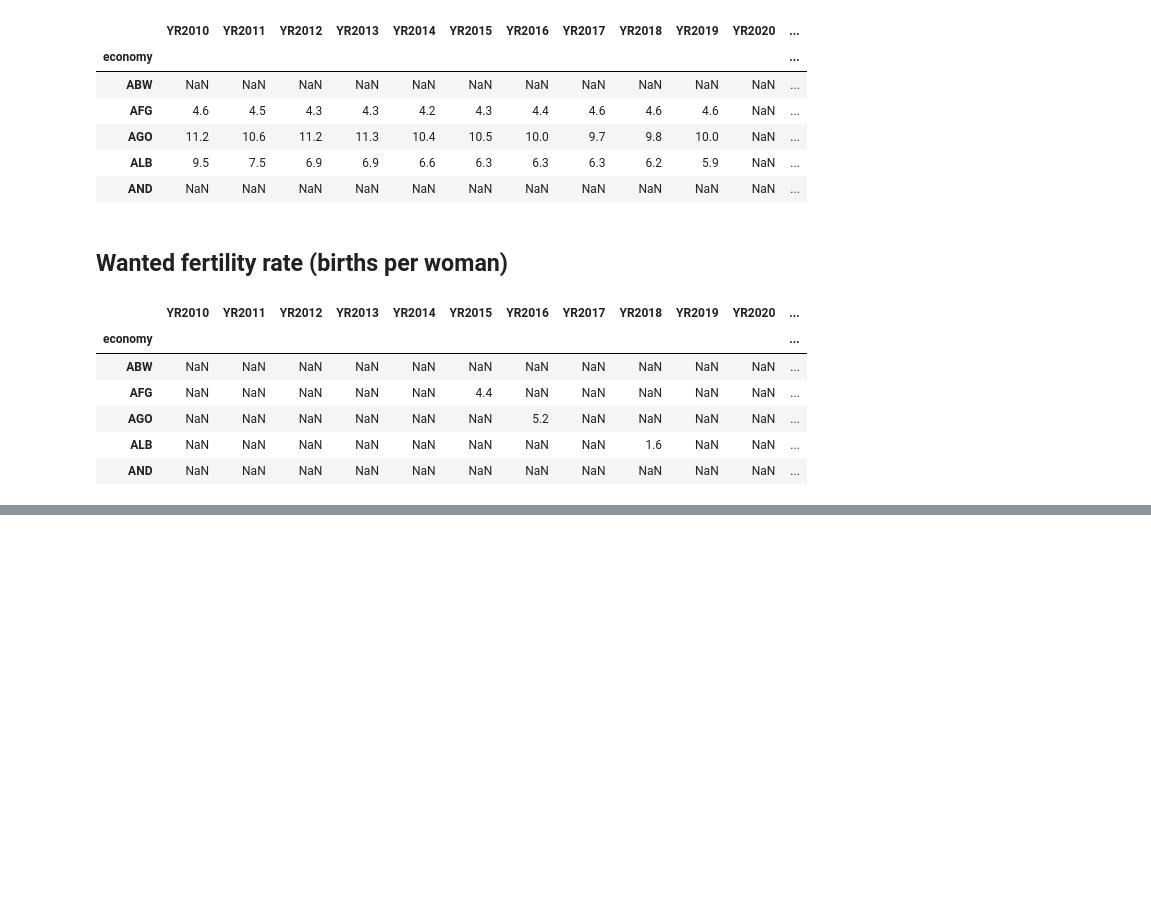
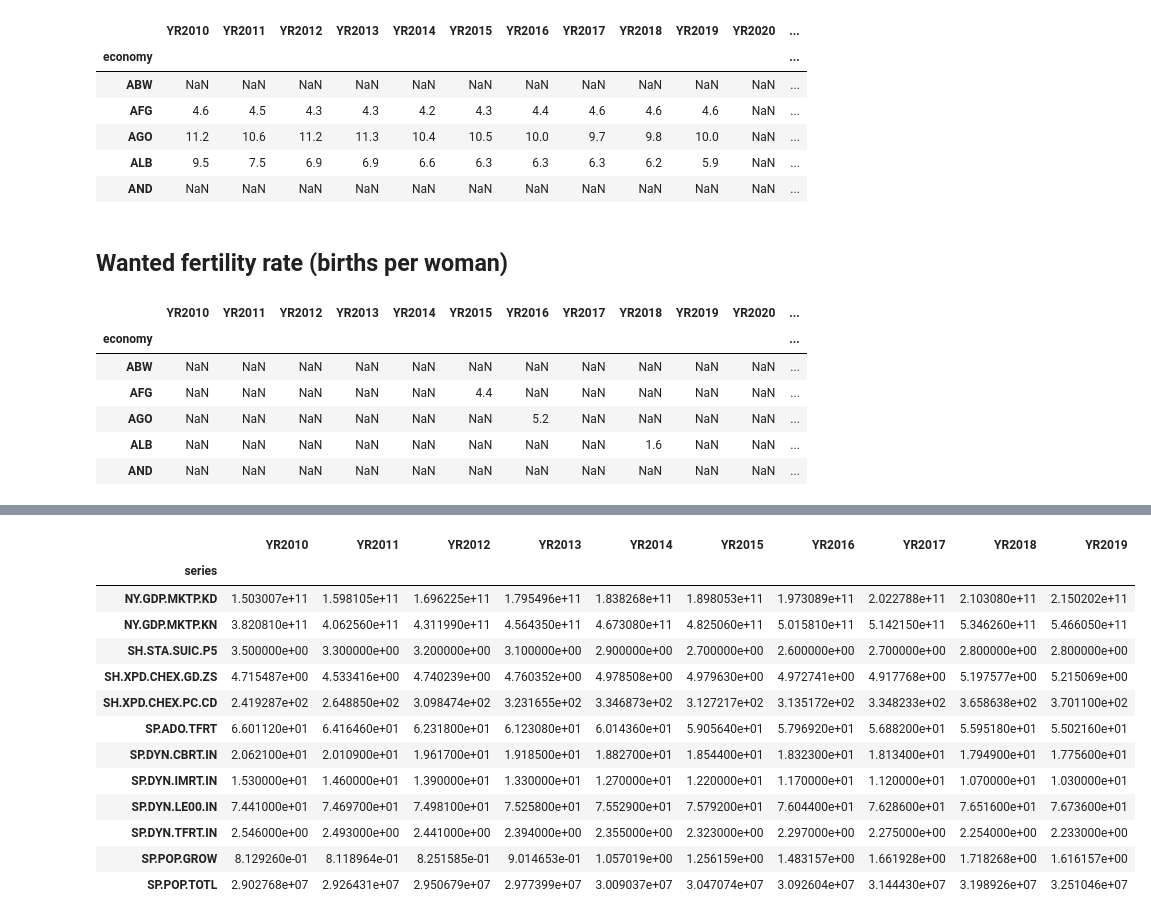
Before and after one commit to Brakions/Streamlit_test, a Jupyter notebook: test.ipynb, the cells around one changed output, grey strips where cells are left out. Drawn from its saved outputs; the diff is of its cells as text; code cells hidden in the pictures; blank space fills up the shorter version.

```diff
--- a/test.ipynb
+++ b/test.ipynb
@@ -545,0 +637,31 @@ wb.series.info()
+# %%
+# Crear CSV para entrenamiento y modelo
+Exp=wb.data.DataFrame(["SP.ADO.TFRT",
+"SP.DYN.CBRT.IN",
+"SH.XPD.CHEX.GD.ZS",
+"SH.XPD.CHEX.PC.CD",
+"SP.DYN.TFRT.IN",
+"SP.DYN.LE00.IN",
+"SP.DYN.IMRT.IN",
+"SP.POP.GROW",
+"SP.POP.TOTL",
+"SH.STA.SUIC.P5",
+"NY.GDP.MKTP.KD",
+"NY.GDP.MKTP.KN"],"PER",range(2010,2020,1))
+# %%
+Exp
+# %% [output]
+|  | YR2010 | YR2011 | YR2012 | YR2013 | YR2014 | YR2015 | YR2016 | YR2017 | YR2018 | YR2019 |
+| series |  |  |  |  |  |  |  |  |  |  |
+| NY.GDP.MKTP.KD | 1.503007e+11 | 1.598105e+11 | 1.696225e+11 | 1.795496e+11 | 1.838268e+11 | 1.898053e+11 | 1.973089e+11 | 2.022788e+11 | 2.103080e+11 | 2.150202e+11 |
+| NY.GDP.MKTP.KN | 3.820810e+11 | 4.062560e+11 | 4.311990e+11 | 4.564350e+11 | 4.673080e+11 | 4.825060e+11 | 5.015810e+11 | 5.142150e+11 | 5.346260e+11 | 5.466050e+11 |
+| SH.STA.SUIC.P5 | 3.500000e+00 | 3.300000e+00 | 3.200000e+00 | 3.100000e+00 | 2.900000e+00 | 2.700000e+00 | 2.600000e+00 | 2.700000e+00 | 2.800000e+00 | 2.800000e+00 |
+| SH.XPD.CHEX.GD.ZS | 4.715487e+00 | 4.533416e+00 | 4.740239e+00 | 4.760352e+00 | 4.978508e+00 | 4.979630e+00 | 4.972741e+00 | 4.917768e+00 | 5.197577e+00 | 5.215069e+00 |
+| SH.XPD.CHEX.PC.CD | 2.419287e+02 | 2.648850e+02 | 3.098474e+02 | 3.231655e+02 | 3.346873e+02 | 3.127217e+02 | 3.135172e+02 | 3.348233e+02 | 3.658638e+02 | 3.701100e+02 |
+| SP.ADO.TFRT | 6.601120e+01 | 6.416460e+01 | 6.231800e+01 | 6.123080e+01 | 6.014360e+01 | 5.905640e+01 | 5.796920e+01 | 5.688200e+01 | 5.595180e+01 | 5.502160e+01 |
+| SP.DYN.CBRT.IN | 2.062100e+01 | 2.010900e+01 | 1.961700e+01 | 1.918500e+01 | 1.882700e+01 | 1.854400e+01 | 1.832300e+01 | 1.813400e+01 | 1.794900e+01 | 1.775600e+01 |
+| SP.DYN.IMRT.IN | 1.530000e+01 | 1.460000e+01 | 1.390000e+01 | 1.330000e+01 | 1.270000e+01 | 1.220000e+01 | 1.170000e+01 | 1.120000e+01 | 1.070000e+01 | 1.030000e+01 |
+| SP.DYN.LE00.IN | 7.441000e+01 | 7.469700e+01 | 7.498100e+01 | 7.525800e+01 | 7.552900e+01 | 7.579200e+01 | 7.604400e+01 | 7.628600e+01 | 7.651600e+01 | 7.673600e+01 |
+| SP.DYN.TFRT.IN | 2.546000e+00 | 2.493000e+00 | 2.441000e+00 | 2.394000e+00 | 2.355000e+00 | 2.323000e+00 | 2.297000e+00 | 2.275000e+00 | 2.254000e+00 | 2.233000e+00 |
+| SP.POP.GROW | 8.129260e-01 | 8.118964e-01 | 8.251585e-01 | 9.014653e-01 | 1.057019e+00 | 1.256159e+00 | 1.483157e+00 | 1.661928e+00 | 1.718268e+00 | 1.616157e+00 |
+| SP.POP.TOTL | 2.902768e+07 | 2.926431e+07 | 2.950679e+07 | 2.977399e+07 | 3.009037e+07 | 3.047074e+07 | 3.092604e+07 | 3.144430e+07 | 3.198926e+07 | 3.251046e+07 |
```
Also changed, not shown: parts of 43 cells of this notebook, 10 other files.
